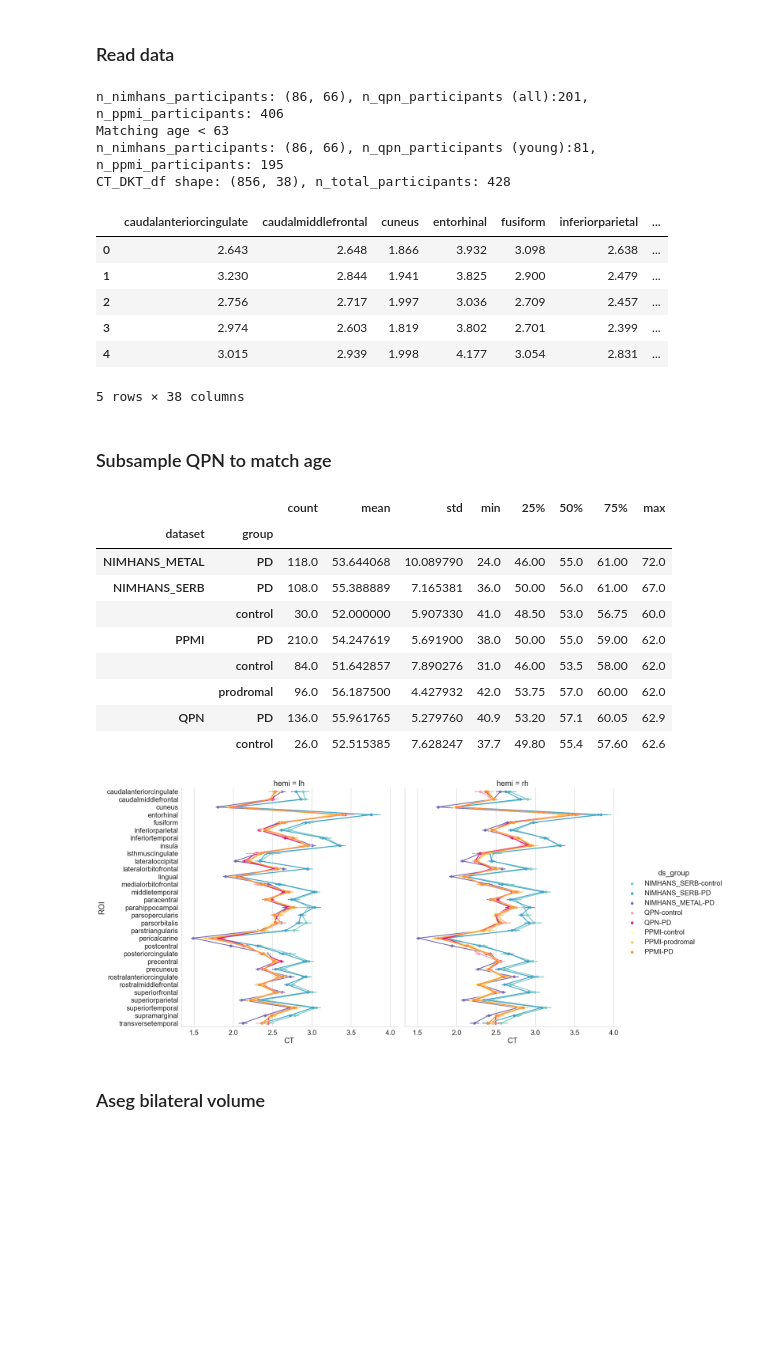
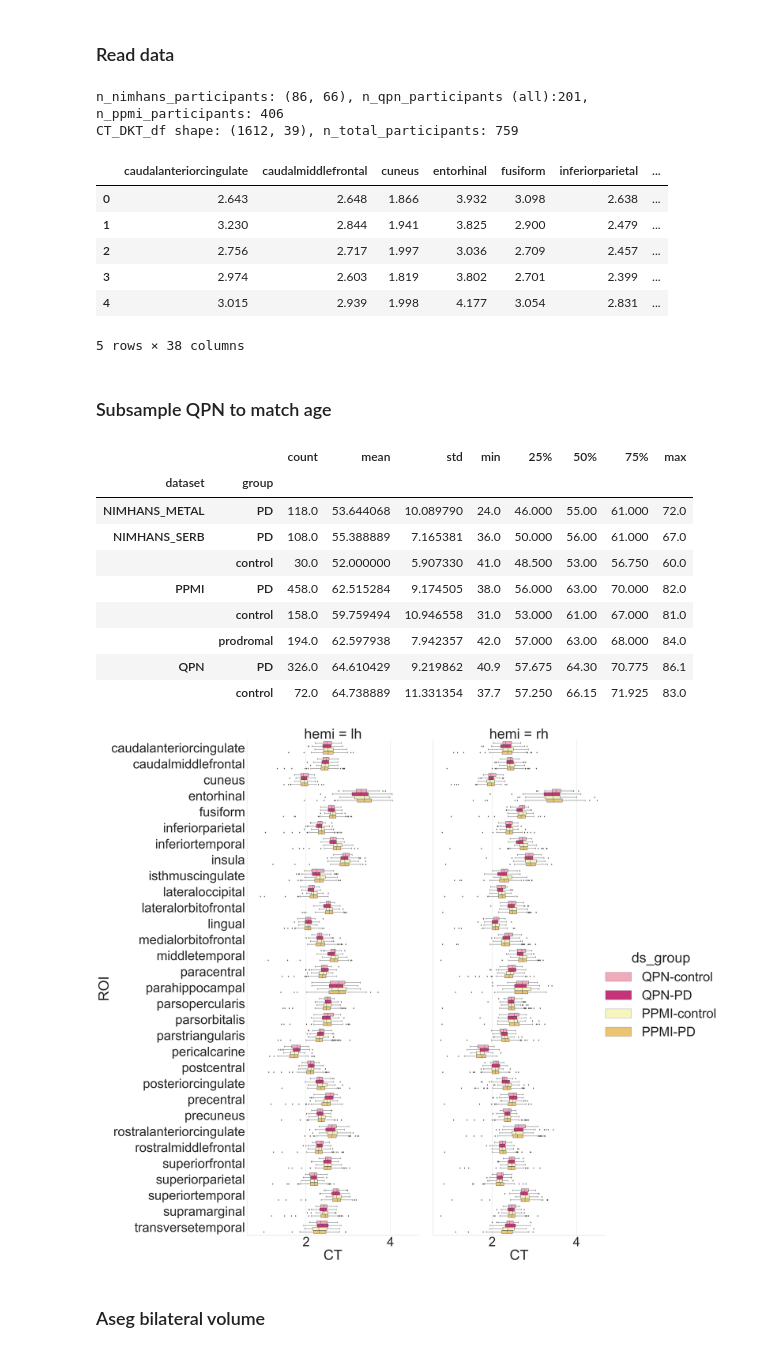
Before and after one commit to neurodatascience/mr_proc-nimhans_serb, a Jupyter notebook: analysis/CT/notebooks/population_comparisons.ipynb, the cells around one changed output. Saved outputs shown, nothing was run; the diff lists cells and outputs as text; code cells hidden in the pictures; blank space fills up the shorter version.

```diff
--- a/analysis/CT/notebooks/population_comparisons.ipynb
+++ b/analysis/CT/notebooks/population_comparisons.ipynb
@@ -33,7 +33,7 @@ global_vol_csv = "global_vol_ASEG_df.csv"
 # save dirs
 figs_dir = "../figs/population_comparisons"
 
-demo_cols = ["participant_id","age","sex","group","hemi","dataset"]
+demo_cols = ["bids_id","age","sex","group","hemi","dataset"]
 # %%
 from enum import Enum
 class my_colors(Enum):
@@ -60,7 +60,7 @@ sns.palplot(palette)
 # %% [markdown]
 ### Read data
 # %%
-match_age = True
+match_age = False
 age_thresh = 63
 # %%
 # NIMHANS (SERB + METAL)
@@ -80,6 +80,9 @@ n_qpn_participants = len(qpn_CT_DKT_df["participant_id"].unique())
 # PPMI
 ppmi_CT_DKT_df = pd.read_csv(f"{ppmi_agg_data_dir}{CT_DKT_csv}").drop(columns=["Unnamed: 0"])
 ppmi_CT_DKT_df["dataset"] = "PPMI"
+ppmi_CT_DKT_df["participant_id"] = ppmi_CT_DKT_df["participant_id"].astype(str)
+ppmi_CT_DKT_df["bids_id"] = "sub-" + ppmi_CT_DKT_df["participant_id"]
+
 n_ppmi_participants = len(ppmi_CT_DKT_df["participant_id"].unique())
 
 print(f"n_nimhans_participants: {(n_nimhans_serb_participants, n_nimhans_metal_participants)}, n_qpn_participants (all):{n_qpn_participants}, n_ppmi_participants: {n_ppmi_participants}")
@@ -95,15 +98,18 @@ if match_age:
     print(f"n_nimhans_participants: {(n_nimhans_serb_participants, n_nimhans_metal_participants)}, n_qpn_participants (young):{n_qpn_participants}, n_ppmi_participants: {n_ppmi_participants}")
 
 # Concat
-CT_DKT_df = pd.concat([nimhans_serb_CT_DKT_df, nimhans_metal_CT_DKT_df, qpn_CT_DKT_df, ppmi_CT_DKT_df], axis=0)
+CT_DKT_df = pd.concat([nimhans_serb_CT_DKT_df, nimhans_metal_CT_DKT_df, qpn_CT_DKT_df,ppmi_CT_DKT_df], axis=0) #ppmi_CT_DKT_df
 CT_DKT_df["ds_group"] = CT_DKT_df["dataset"] + "-" + CT_DKT_df["group"]
 print(f"CT_DKT_df shape: {CT_DKT_df.shape}, n_total_participants: {len(CT_DKT_df['participant_id'].unique())}")
+
+
+## tmp
+CT_DKT_df = CT_DKT_df.drop(columns=["participant_id"])
+
 CT_DKT_df.head()
 # %% [output]
 n_nimhans_participants: (86, 66), n_qpn_participants (all):201, n_ppmi_participants: 406
-Matching age < 63
-n_nimhans_participants: (86, 66), n_qpn_participants (young):81, n_ppmi_participants: 195
-CT_DKT_df shape: (856, 38), n_total_participants: 428
+CT_DKT_df shape: (1612, 39), n_total_participants: 759
 |  | caudalanteriorcingulate | caudalmiddlefrontal | cuneus | entorhinal | fusiform | inferiorparietal | ... |
 | 0 | 2.643 | 2.648 | 1.866 | 3.932 | 3.098 | 2.638 | ... |
 | 1 | 3.230 | 2.844 | 1.941 | 3.825 | 2.900 | 2.479 | ... |
@@ -118,35 +124,45 @@ CT_DKT_df.groupby(["dataset","group"])["age"].describe()
 # %% [output]
 |  |  | count | mean | std | min | 25% | 50% | 75% | max |
 | dataset | group |  |  |  |  |  |  |  |  |
-| NIMHANS_METAL | PD | 118.0 | 53.644068 | 10.089790 | 24.0 | 46.00 | 55.0 | 61.00 | 72.0 |
-| NIMHANS_SERB | PD | 108.0 | 55.388889 | 7.165381 | 36.0 | 50.00 | 56.0 | 61.00 | 67.0 |
-|  | control | 30.0 | 52.000000 | 5.907330 | 41.0 | 48.50 | 53.0 | 56.75 | 60.0 |
-| PPMI | PD | 210.0 | 54.247619 | 5.691900 | 38.0 | 50.00 | 55.0 | 59.00 | 62.0 |
-|  | control | 84.0 | 51.642857 | 7.890276 | 31.0 | 46.00 | 53.5 | 58.00 | 62.0 |
-|  | prodromal | 96.0 | 56.187500 | 4.427932 | 42.0 | 53.75 | 57.0 | 60.00 | 62.0 |
-| QPN | PD | 136.0 | 55.961765 | 5.279760 | 40.9 | 53.20 | 57.1 | 60.05 | 62.9 |
-|  | control | 26.0 | 52.515385 | 7.628247 | 37.7 | 49.80 | 55.4 | 57.60 | 62.6 |
+| NIMHANS_METAL | PD | 118.0 | 53.644068 | 10.089790 | 24.0 | 46.000 | 55.00 | 61.000 | 72.0 |
+| NIMHANS_SERB | PD | 108.0 | 55.388889 | 7.165381 | 36.0 | 50.000 | 56.00 | 61.000 | 67.0 |
+|  | control | 30.0 | 52.000000 | 5.907330 | 41.0 | 48.500 | 53.00 | 56.750 | 60.0 |
+| PPMI | PD | 458.0 | 62.515284 | 9.174505 | 38.0 | 56.000 | 63.00 | 70.000 | 82.0 |
+|  | control | 158.0 | 59.759494 | 10.946558 | 31.0 | 53.000 | 61.00 | 67.000 | 81.0 |
+|  | prodromal | 194.0 | 62.597938 | 7.942357 | 42.0 | 57.000 | 63.00 | 68.000 | 84.0 |
+| QPN | PD | 326.0 | 64.610429 | 9.219862 | 40.9 | 57.675 | 64.30 | 70.775 | 86.1 |
+|  | control | 72.0 | 64.738889 | 11.331354 | 37.7 | 57.250 | 66.15 | 71.925 | 83.0 |
 # %%
 save_fig = False
+
+CT_DKT_df = CT_DKT_df[CT_DKT_df["dataset"].isin(["PPMI", "QPN"])]
+CT_DKT_df = CT_DKT_df[CT_DKT_df["group"].isin(["control", "PD"])]
+
+color_list = [my_colors.QPN_CONTROL.value, my_colors.QPN_PD.value,
+              my_colors.PPMI_CONTROL.value, my_colors.PPMI_PRODROMAL.value, my_colors.PPMI_PD.value]
+
+palette = sns.color_palette(palette=color_list)
+hue_order = [ "QPN-control", "QPN-PD", "PPMI-control", "PPMI-PD"] #"PPMI-prodromal",
 
 CT_DKT_df_melt = CT_DKT_df.melt(
     id_vars=demo_cols + ["ds_group"],
     var_name="ROI",
     value_name="CT")
 
 plot_df = CT_DKT_df_melt.copy()
 plot_df["ROI"] = plot_df["ROI"].astype(str)
 
-sns.set(font_scale=2)
+
+sns.set(font_scale=6)
 with sns.axes_style("whitegrid"):
-    g = sns.catplot(y="ROI",x="CT", hue="ds_group", col="hemi",kind="point",palette=palette, hue_order=hue_order, legend=True,
-                    data=plot_df, aspect=1, height=12)
+    g = sns.catplot(y="ROI",x="CT", hue="ds_group", col="hemi",kind="box",palette=palette, hue_order=hue_order, legend=True,
+                    data=plot_df, aspect=0.5, height=40)
     # g.tick_params(axis='x', rotation=90, labelsize=14)
 
 if save_fig:
     g.savefig(f"{figs_dir}/DKT.png")
 # %% [output]
-[figure, old version]
+[figure, new version]
 # %% [markdown]
 ### Aseg bilateral volume
 # %%
```
Also changed, not shown: parts of 7 cells of this notebook, 1 other file.
